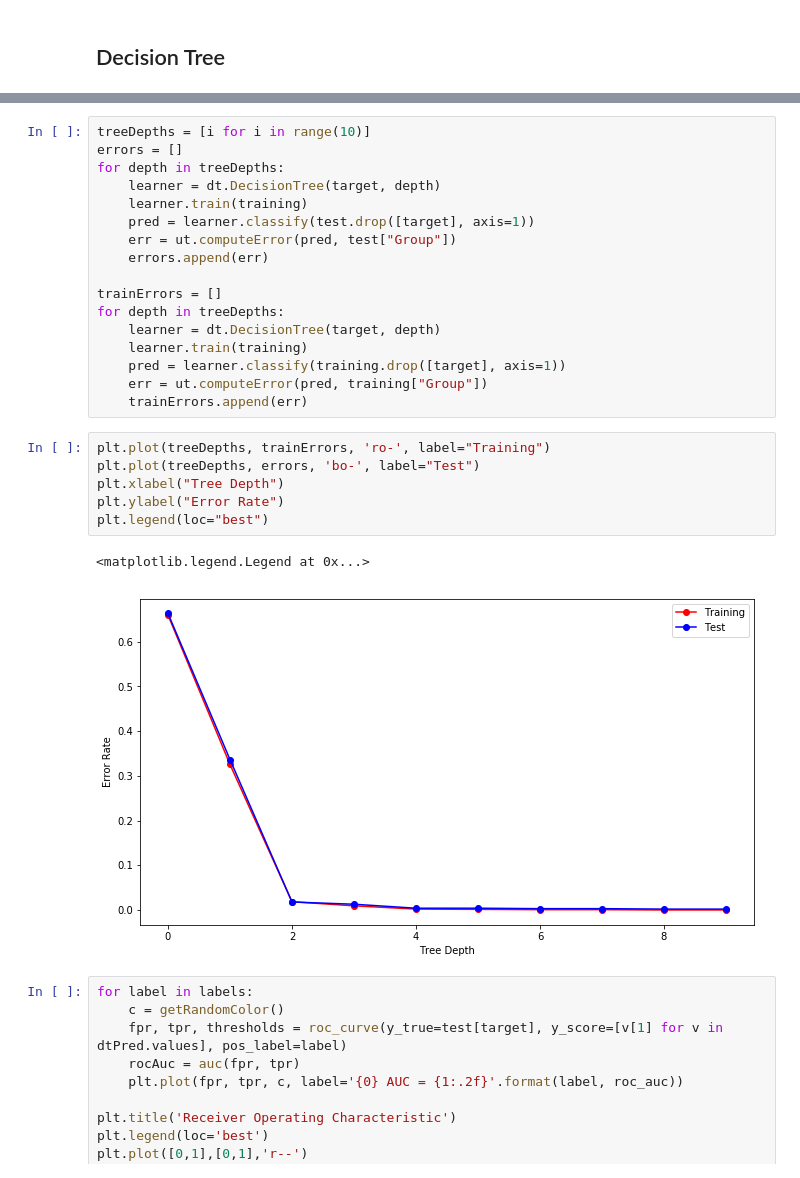
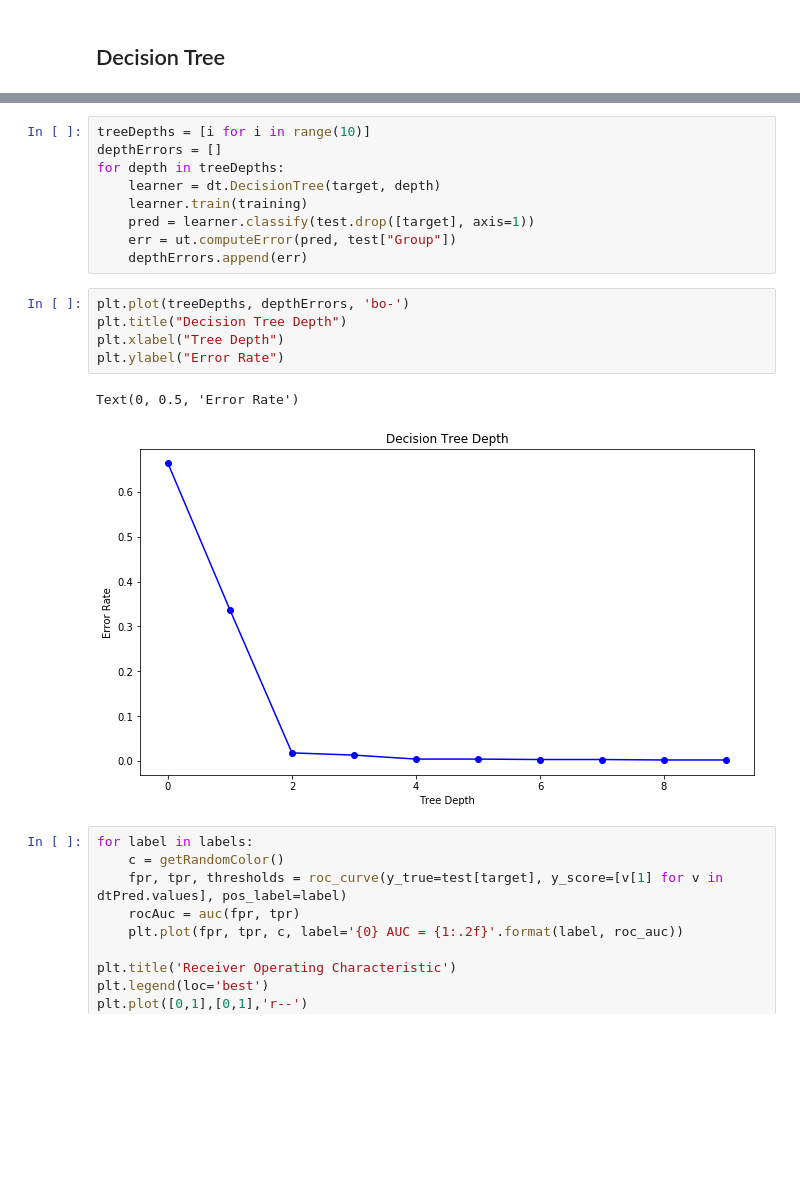
Before and after one commit to pandabytes/PokemonDatamining, a Jupyter notebook: predictors/Pokemon.ipynb, the cells around one changed output, grey strips where cells are left out. Cells and saved outputs as stored; diff of their text form; blank space fills up the shorter version.

```diff
--- a/predictors/Pokemon.ipynb
+++ b/predictors/Pokemon.ipynb
@@ -181,29 +108,20 @@ plt.plot([i for i in range(k)], [sum(errors) / k for i in range(k)])
 # %%
 treeDepths = [i for i in range(10)]
-errors = []
+depthErrors = []
 for depth in treeDepths:
     learner = dt.DecisionTree(target, depth)
     learner.train(training)
     pred = learner.classify(test.drop([target], axis=1))
     err = ut.computeError(pred, test["Group"])
-    errors.append(err)
-
-trainErrors = []
-for depth in treeDepths:
-    learner = dt.DecisionTree(target, depth)
-    learner.train(training)
-    pred = learner.classify(training.drop([target], axis=1))
-    err = ut.computeError(pred, training["Group"])
-    trainErrors.append(err)
+    depthErrors.append(err)
 # %%
-plt.plot(treeDepths, trainErrors, 'ro-', label="Training")
-plt.plot(treeDepths, errors, 'bo-', label="Test")
+plt.plot(treeDepths, depthErrors, 'bo-')
+plt.title("Decision Tree Depth")
 plt.xlabel("Tree Depth")
 plt.ylabel("Error Rate")
-plt.legend(loc="best")
 # %% [output]
-<matplotlib.legend.Legend at 0x...>
+Text(0, 0.5, 'Error Rate')
-[figure, old version]
+[figure, new version]
 # %%
 for label in labels:
     c = getRandomColor()
```
Also changed, not shown: parts of 20 cells of this notebook, 2 other files.
